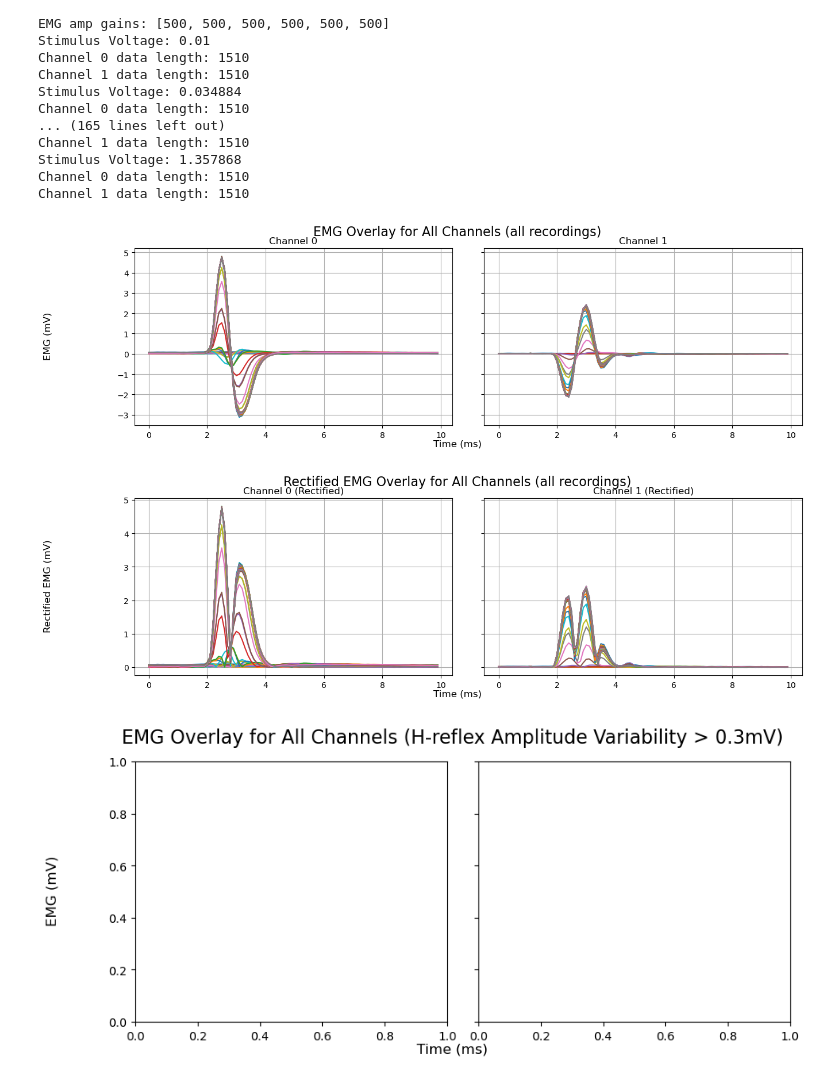
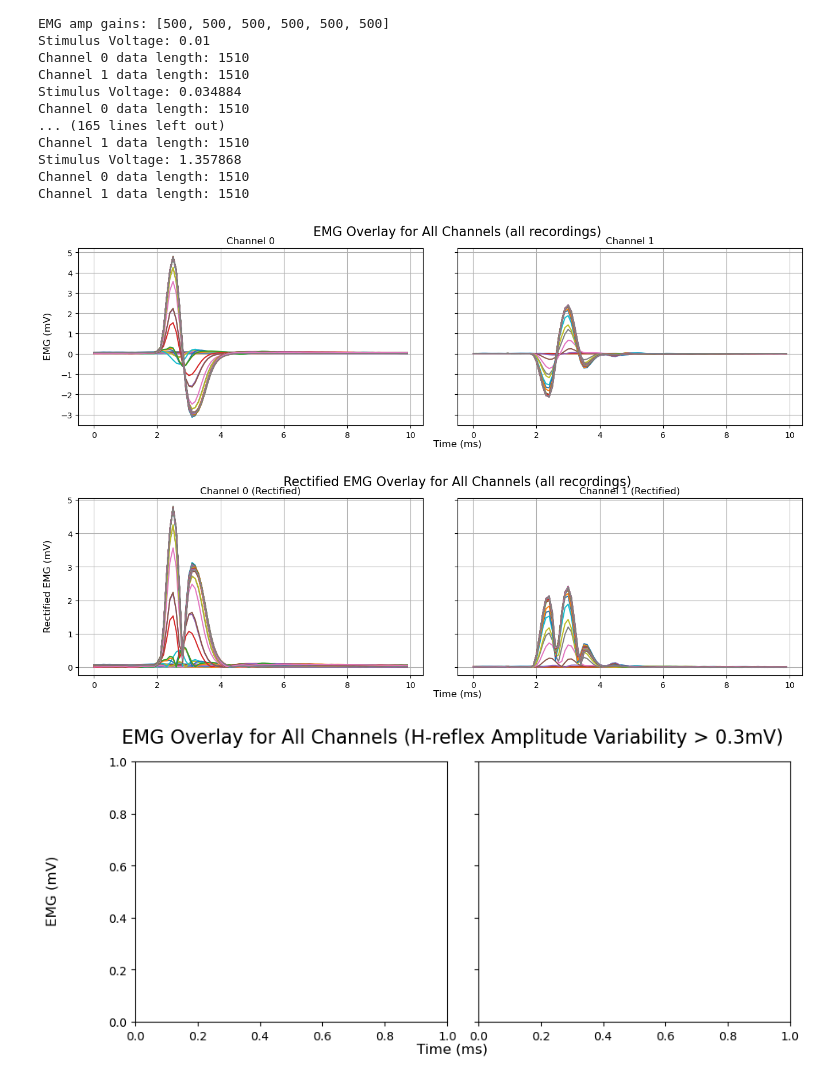
Before and after one commit to AEWorthy/MonStim-Analyzer, a Jupyter notebook: MonStimCSV_Analyze.ipynb, the cells around one changed output. Cells and saved outputs as stored; diff of their text form; code cells hidden in the pictures.

```diff
--- a/MonStimCSV_Analyze.ipynb
+++ b/MonStimCSV_Analyze.ipynb
@@ -264,12 +264,12 @@ else:
     fig.supylabel('EMG (mV)')
 
     # Adjust subplot spacing
-    plt.subplots_adjust(wspace=0.1)
+    plt.subplots_adjust(wspace=0.1, left=0.06)
 
 # Show the plot
 plt.show()
 # %% [output]
-[figure, old version]
+[figure, new version]
 # %%
 # Plot rectified EMG data for all channels
 
@@ -312,35 +312,35 @@ else:
 # Plot the rectified EMG arrays for each channel, only for the first 10ms
 for recording in recordings:
     for channel_index, channel_data in enumerate(recording['channel_data']):
         rectified_channel_data = rectify_emg(channel_data)
         if num_channels == 1:
             ax.plot(time_window_ms, rectified_channel_data[:num_samples_time_window], label=f"Stimulus Voltage: {recording['stimulus_v']}")
             ax.set_title('Channel 0 (Rectified)')
             ax.grid(True)
             #ax.legend()
         else:
             axes[channel_index].plot(time_window_ms, rectified_channel_data[:num_samples_time_window], label=f"Stimulus Voltage: {recording['stimulus_v']}")
             axes[channel_index].set_title(f'Channel {channel_index} (Rectified)')
             axes[channel_index].grid(True)
             #axes[channel_index].legend()
 
 # Set labels and title
 if num_channels == 1:
     ax.set_xlabel('Time (ms)')
     ax.set_ylabel('Rectified EMG (mV)')
     fig.suptitle('Rectified EMG Overlay for Channel 0 (all recordings)', fontsize=16)
 else:
     fig.suptitle('Rectified EMG Overlay for All Channels (all recordings)', fontsize=16)
     fig.supxlabel('Time (ms)')
     fig.supylabel('Rectified EMG (mV)')
 
     # Adjust subplot spacing
-    plt.subplots_adjust(wspace=0.1)
+    plt.subplots_adjust(wspace=0.1, left=0.06)
 
 # Show the plot
 plt.show()
 # %% [output]
-[figure, old version]
+[figure, new version]
 # %%
 # Plot possible H-reflex EMGs for all channels
 h_start = 5.5 #in ms
```
Also changed, not shown: parts of 2 cells of this notebook.
